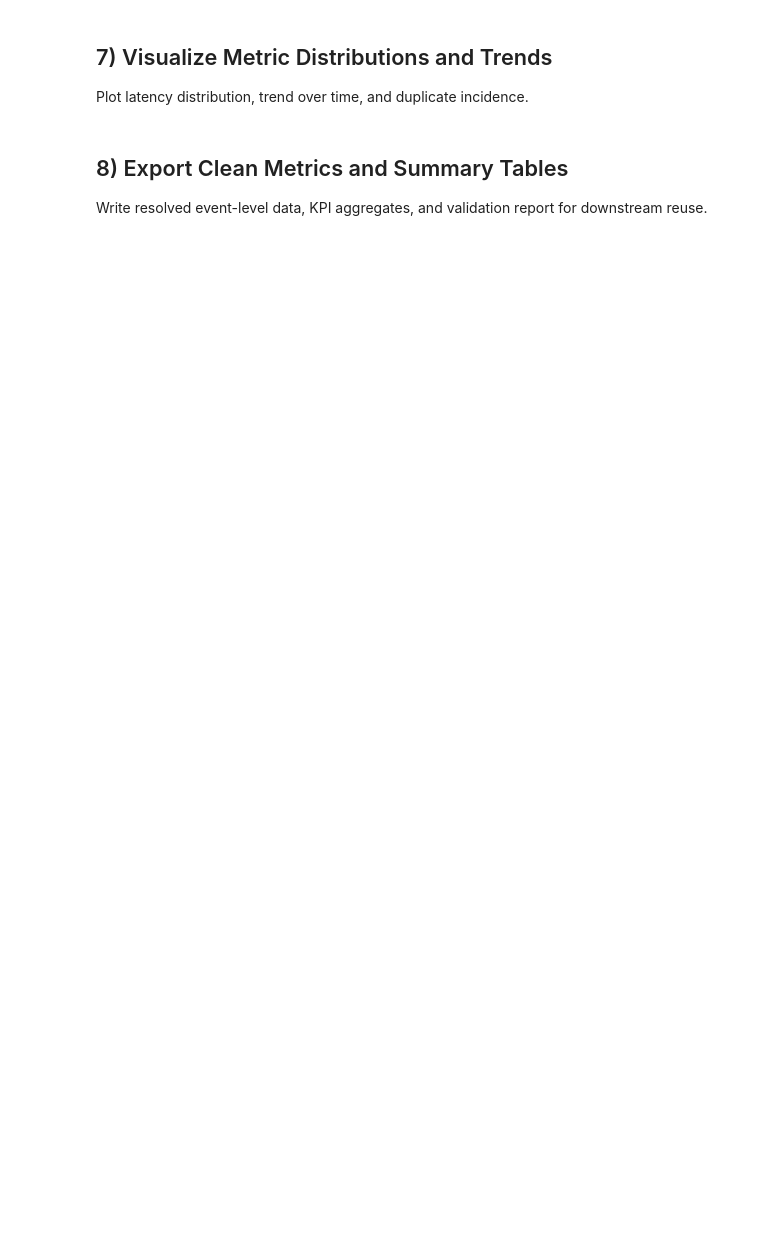
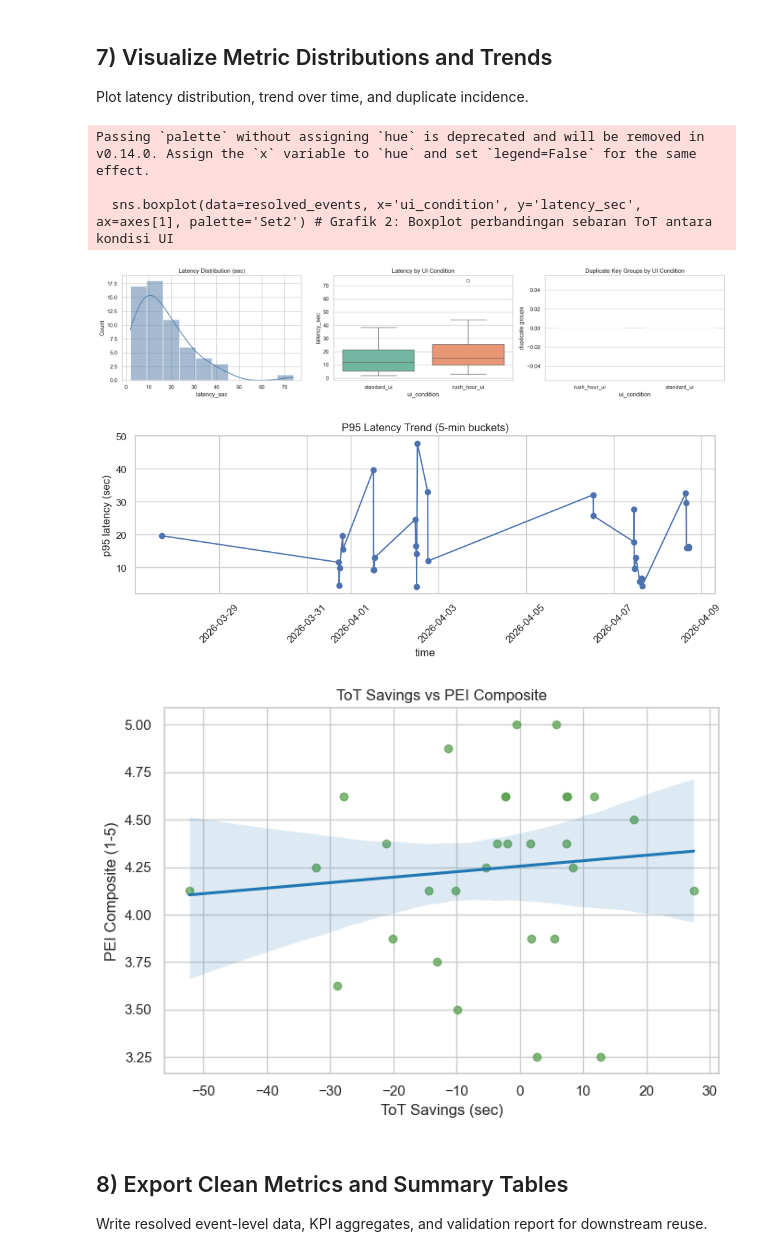
Before and after one commit to ggvndd/mindscape-flutter-ver, a Jupyter notebook: ux_metrics_process.ipynb, the cells around one changed output. Saved outputs shown, nothing was run; the diff lists cells and outputs as text; code cells hidden in the pictures; blank space fills up the shorter version.

```diff
--- a/ux_metrics_process.ipynb
+++ b/ux_metrics_process.ipynb
@@ -230,32 +486,53 @@ assert validation['missing_ui_condition'] == 0, 'Missing ui_condition detected.'
 ## 7) Visualize Metric Distributions and Trends
 Plot latency distribution, trend over time, and duplicate incidence.
 # %%
-fig, axes = plt.subplots(1, 3, figsize=(18, 4))
+fig, axes = plt.subplots(1, 3, figsize=(18, 4)) # Buat canvas plot berisi 1 baris, 3 kolom gambar (lebar 18, tinggi 4)
 
-sns.histplot(resolved_events['latency_sec'], kde=True, ax=axes[0], color='#4e79a7')
-axes[0].set_title('Latency Distribution (sec)')
+sns.histplot(resolved_events['latency_sec'], kde=True, ax=axes[0], color='#4e79a7') # Grafik 1: Histogram distribusi waktu latensi/ToT beserta kurva kepadatannya
+axes[0].set_title('Latency Distribution (sec)') # Judul Grafik 1
 
-sns.boxplot(data=resolved_events, x='ui_condition', y='latency_sec', ax=axes[1], palette='Set2')
-axes[1].set_title('Latency by UI Condition')
-axes[1].set_xlabel('ui_condition')
+sns.boxplot(data=resolved_events, x='ui_condition', y='latency_sec', ax=axes[1], palette='Set2') # Grafik 2: Boxplot perbandingan sebaran ToT antara kondisi UI
+axes[1].set_title('Latency by UI Condition') # Judul Grafik 2
+axes[1].set_xlabel('ui_condition') # Label sumbu X Grafik 2
 
-dup_per_ui = dup_counts.groupby('ui_condition', as_index=False)['is_duplicate'].sum()
-sns.barplot(data=dup_per_ui, x='ui_condition', y='is_duplicate', ax=axes[2], color='#f28e2b')
-axes[2].set_title('Duplicate Key Groups by UI Condition')
-axes[2].set_ylabel('duplicate groups')
+dup_per_ui = dup_counts.groupby('ui_condition', as_index=False)['is_duplicate'].sum() # Hitung jumlah duplikat (re-attempt) per masing-masing kondisi UI
+sns.barplot(data=dup_per_ui, x='ui_condition', y='is_duplicate', ax=axes[2], color='#f28e2b') # Grafik 3: Barchart jumlah duplikat per UI (untuk melihat UI mana yang lebih sering bikin user bingung)
+axes[2].set_title('Duplicate Key Groups by UI Condition') # Judul Grafik 3
+axes[2].set_ylabel('duplicate groups') # Label sumbu Y Grafik 3
 
-plt.tight_layout()
-plt.show()
+plt.tight_layout() # Rapikan layout plot agar tidak tumpang tindih
+plt.show() # Tampilkan 3 grafik pertama
 
-trend = agg.groupby('time_bucket_5min', as_index=False)['p95'].mean()
-plt.figure(figsize=(10, 4))
-plt.plot(trend['time_bucket_5min'], trend['p95'], marker='o')
-plt.title('P95 Latency Trend (5-min buckets)')
-plt.xlabel('time')
-plt.ylabel('p95 latency (sec)')
-plt.xticks(rotation=45)
-plt.tight_layout()
-plt.show()
+trend = agg.groupby('time_bucket_5min', as_index=False)['p95'].mean() # Rata-ratakan skor P95 (persentil atas) berdasarkan time window 5 menit
+plt.figure(figsize=(10, 4)) # Buat grafik baru ukuran 10x4
+plt.plot(trend['time_bucket_5min'], trend['p95'], marker='o') # Plot garis tren waktu terhadap latensi P95
+plt.title('P95 Latency Trend (5-min buckets)') # Judul plot tren
+plt.xlabel('time') # Sumbu X
+plt.ylabel('p95 latency (sec)') # Sumbu Y
+plt.xticks(rotation=45) # Putar tulisan waktu X-axis 45 derajat agar terbaca
+plt.tight_layout() # Rapikan layout
+plt.show() # Tampilkan plot tren
+
+plt.figure(figsize=(7, 5)) # Buat grafik baru ukuran 7x5 untuk korelasi
+sns.regplot( # Buat Scatter Plot sekaligus regresi linier (garis tren)
+    data=paired, # Data yang dipakai adalah 'paired' (perbandingan Rush Hour vs Standard)
+    x='ToT_Savings', # Sumbu X: Waktu yang dihemat (Standard - Rush Hour)
+    y='PEI_Composite', # Sumbu Y: Skor PEI (Perceived Efficiency)
+    scatter_kws={'alpha': 0.75, 'color': '#59a14f'}, # Format warna & transparansi titik (hijau)
+    line_kws={'color': '#1f77b4'} # Format warna garis tren (biru)
+)
+plt.title('ToT Savings vs PEI Composite') # Judul plot regresi
+plt.xlabel('ToT Savings (sec)') # Sumbu X
+plt.ylabel('PEI Composite (1-5)') # Sumbu Y
+plt.tight_layout() # Rapikan layout
+plt.show() # Tampilkan plot korelasi
+# %% [output]
+Passing `palette` without assigning `hue` is deprecated and will be removed in v0.14.0. Assign the `x` variable to `hue` and set `legend=False` for the same effect.
+
+  sns.boxplot(data=resolved_events, x='ui_condition', y='latency_sec', ax=axes[1], palette='Set2') # Grafik 2: Boxplot perbandingan sebaran ToT antara kondisi UI
+[figure, added]
+[figure, added]
+[figure, added]
 # %% [markdown]
 ## 8) Export Clean Metrics and Summary Tables
 Write resolved event-level data, KPI aggregates, and validation report for downstream reuse.
```
Also changed, not shown: parts of 15 cells of this notebook, 25 other files.
